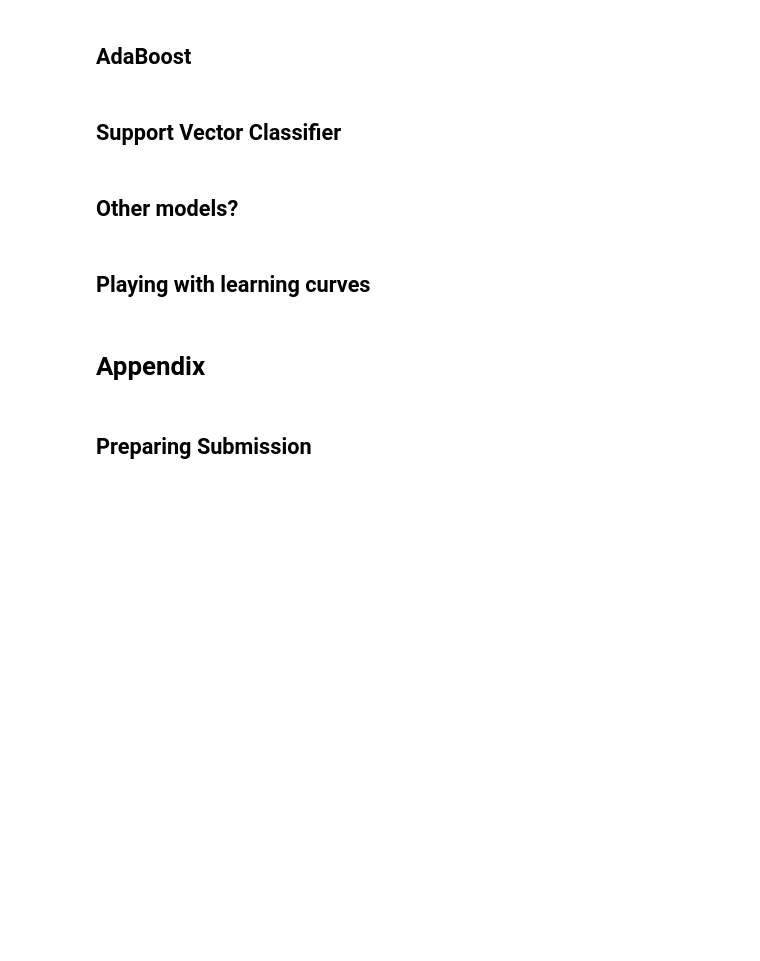
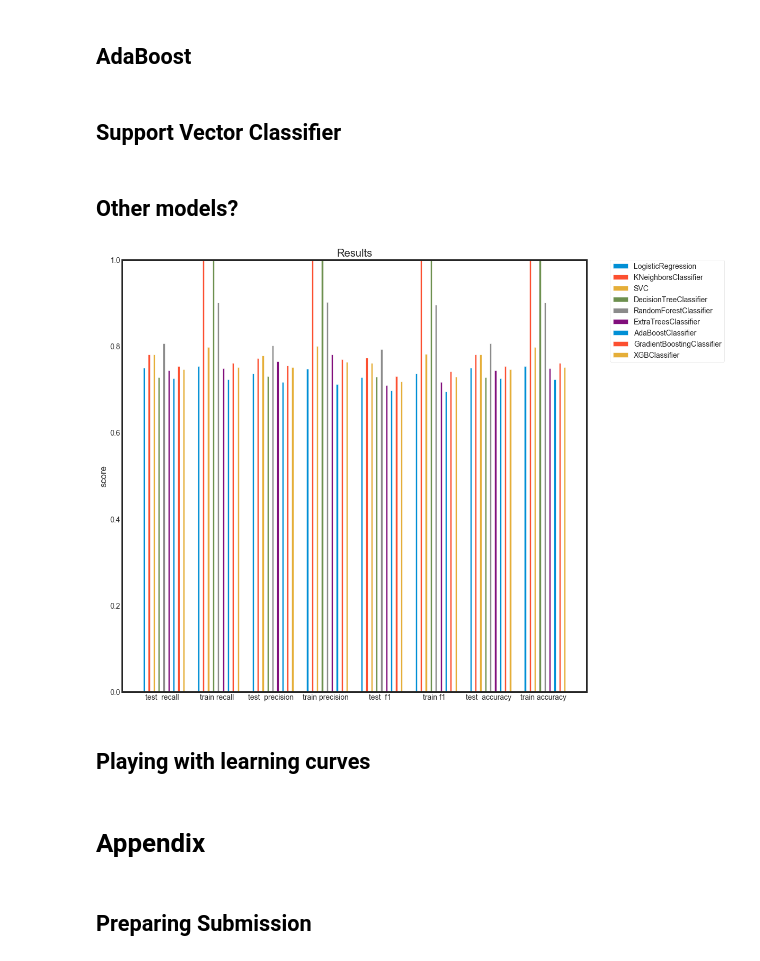
Before and after one commit to torben90/Capstone_NF_Waterpumps_Tanzania, a Jupyter notebook: PumpItUp_Predictive_Modeling.ipynb, the cells around one changed output. Drawn from its saved outputs; the diff is of its cells as text; code cells hidden in the pictures; blank space fills up the shorter version.

```diff
--- a/PumpItUp_Predictive_Modeling.ipynb
+++ b/PumpItUp_Predictive_Modeling.ipynb
@@ -417,0 +336,9 @@ clf = [LogisticRegression(solver="lbfgs")
+# %%
+for model in clf:
+    model_name = model.__class__.__name__
+    print(model_name)
+    clf = Pipeline(steps=[('preprocessor', preprocessor),
+                         ('classifier', model)])
+    clf.fit(X_train, y_train)
+    model_eval(clf,X_train,X_val,y_train,y_val,model_name)
+print(compare_mod)
@@ -417,0 +372,2 @@ clf = [LogisticRegression(solver="lbfgs")
+# %%
+df_eval = compare_mod.T
@@ -418,3 +381,5 @@ clf = [LogisticRegression(solver="lbfgs")
+# %%
+df_eval.drop(['test  fb=0.5','train fb=0.5'],1,inplace=True)
 # %% [markdown]
 ### Naive Bayes Classifier
 # %% [markdown]
@@ -545,4 +474,38 @@ plt.show()
 # %% [markdown]
 ## Other models?
+# %%
+def plot_result(df):
+
+    """
+    Function for plotting the calculated metrics for each model to compare their performance.
+    """
+
+    plt.rcParams['font.size'] = 14
+
+    labels = df.columns.tolist()
+    models = df.index.tolist()
+
+    fig, ax = plt.subplots(figsize=(14,14));
+    x = np.arange(0, (len(models)+2)*len(labels), len(models)+2)
+    width = 0.35
+
+    for mod in models:
+        mod_list = []
+        x += 1
+        for l in labels:
+            mod_list.append(df.loc[mod, l])
+
+        rects1 = ax.bar(x - width/2, mod_list, width, label=mod, alpha=1)
+        ax.set_ylabel('score');
+        ax.set_title('Results');
+        ax.set_ylim(0,1);
+        ax.set_xticks(x-len(models)/2)
+        ax.set_xticklabels(labels);
+        #ax.legend(loc='upper center', bbox_to_anchor=(0.5, 1.0), ncol=3, fancybox=True);
+        ax.legend(bbox_to_anchor=(1.05, 1), loc=2, borderaxespad=0.);
+# %%
+plot_result(df_eval)
+# %% [output]
+[figure, added]
 # %% [markdown]
 ## Playing with learning curves
```
Also changed, not shown: parts of 44 cells of this notebook.
